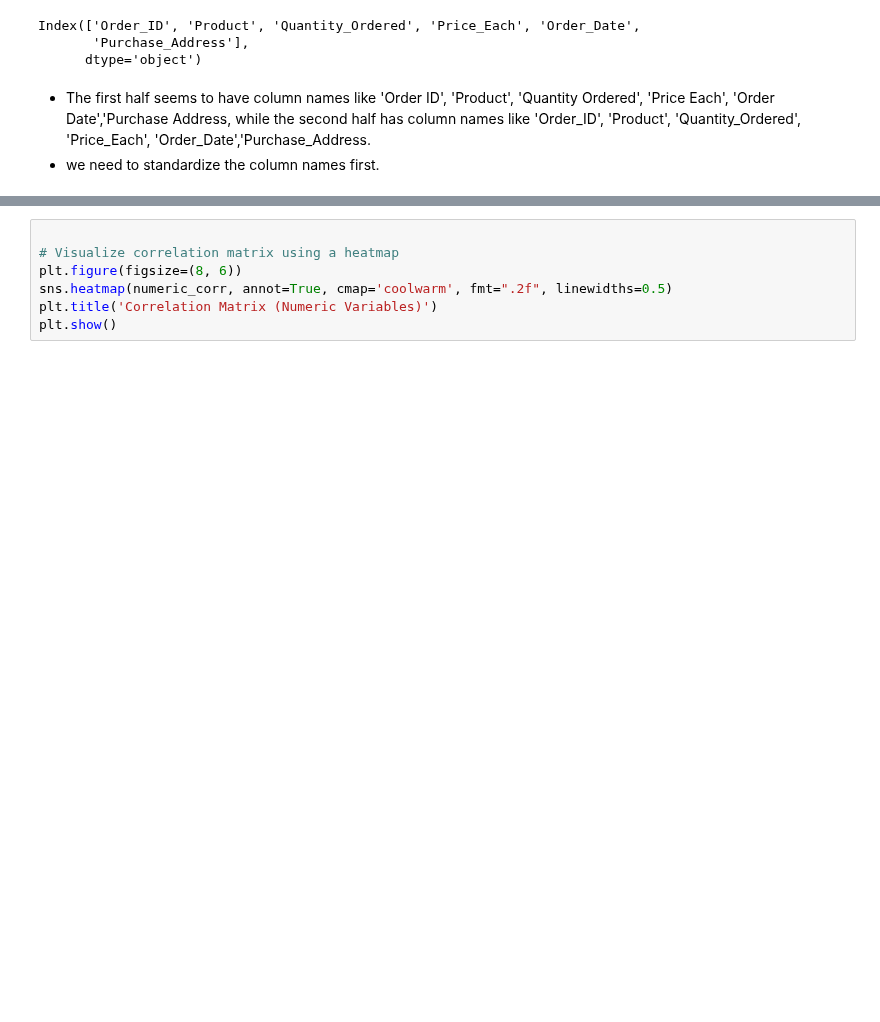
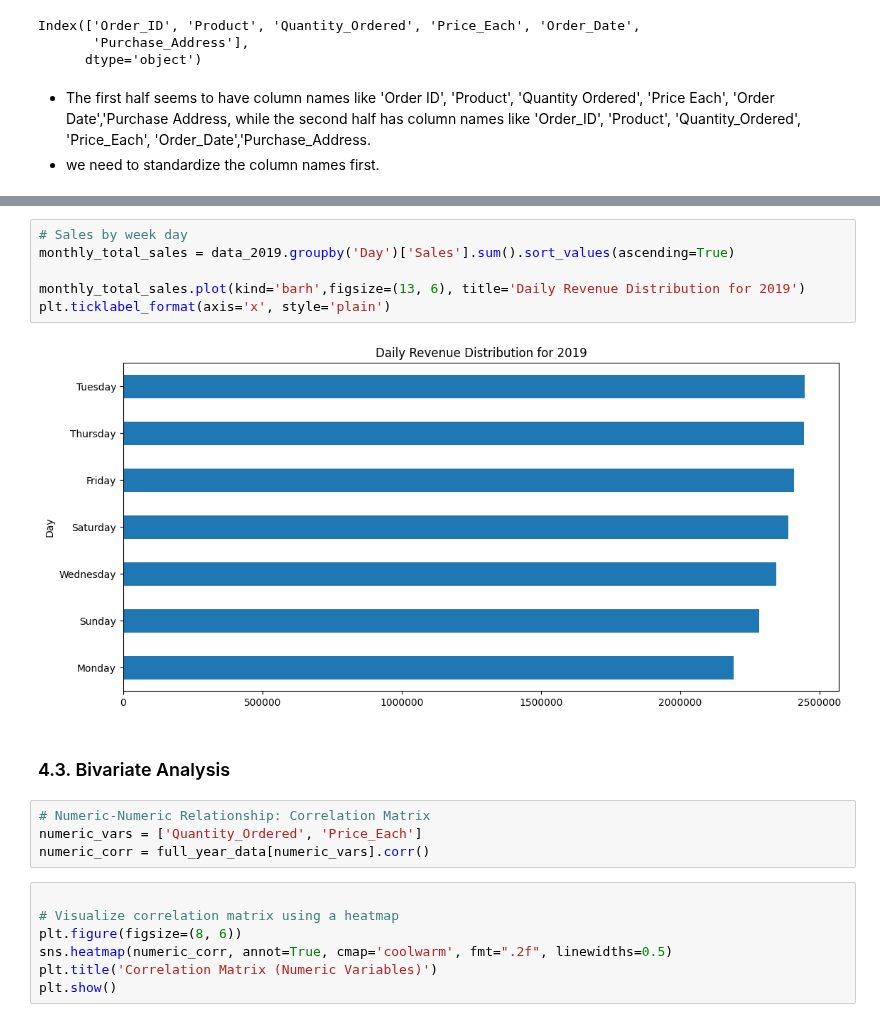
Before and after one commit to pk-aduyaw/Sales-Analysis-with-Power-BI, a Jupyter notebook: Notebook/sales_analysis.ipynb, the cells around one changed output, grey strips where cells are left out. Drawn from its saved outputs; the diff is of its cells as text; blank space fills up the shorter version.

```diff
--- a/Notebook/sales_analysis.ipynb
+++ b/Notebook/sales_analysis.ipynb
@@ -703,3 +627,17 @@ numeric_corr = fully_year_data[numeric_vars].corr()
+# %%
+# Sales by week day
+monthly_total_sales = data_2019.groupby('Day')['Sales'].sum().sort_values(ascending=True)
+
+monthly_total_sales.plot(kind='barh',figsize=(13, 6), title='Daily Revenue Distribution for 2019')
+plt.ticklabel_format(axis='x', style='plain')
+# %% [output]
+[figure, added]
+# %% [markdown]
+### 4.3. Bivariate Analysis
+# %%
+# Numeric-Numeric Relationship: Correlation Matrix
+numeric_vars = ['Quantity_Ordered', 'Price_Each']
+numeric_corr = full_year_data[numeric_vars].corr()
 # %%
 
 # Visualize correlation matrix using a heatmap
```
Also changed, not shown: parts of 161 cells of this notebook, 13 other files.
